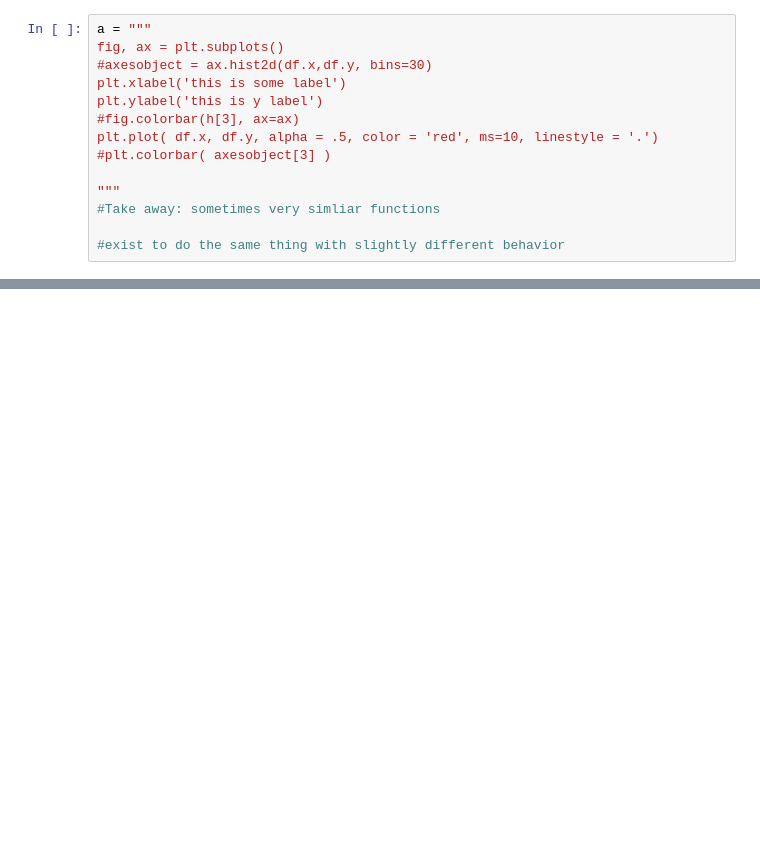
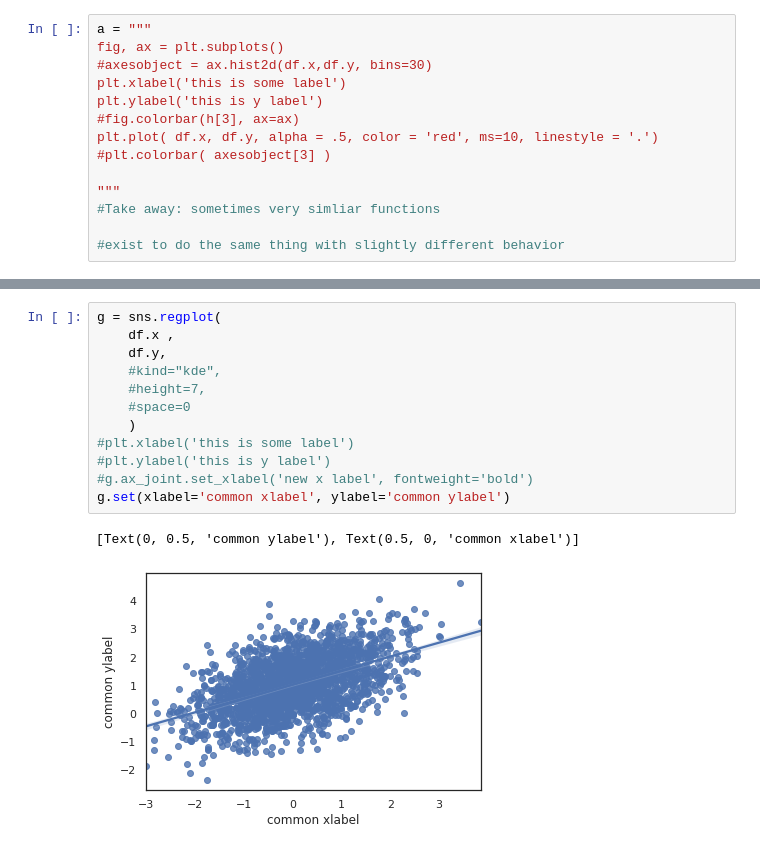
Before and after one commit to douglasquincyadams/STEM_Python_Course, a Jupyter notebook: 01_Week1/Plotting_Notebook_For_Colormaps.ipynb, the cells around one changed output, grey strips where cells are left out. Saved outputs shown, nothing was run; the diff lists cells and outputs as text; blank space fills up the shorter version.

```diff
--- a/01_Week1/Plotting_Notebook_For_Colormaps.ipynb
+++ b/01_Week1/Plotting_Notebook_For_Colormaps.ipynb
@@ -111,0 +126,15 @@ plt.colorbar( axesobject[3] )
+# %%
+g = sns.regplot(
+    df.x ,
+    df.y,
+    #kind="kde",
+    #height=7,
+    #space=0
+    )
+#plt.xlabel('this is some label')
+#plt.ylabel('this is y label')
+#g.ax_joint.set_xlabel('new x label', fontweight='bold')
+g.set(xlabel='common xlabel', ylabel='common ylabel')
+# %% [output]
+[Text(0, 0.5, 'common ylabel'), Text(0.5, 0, 'common xlabel')]
+[figure, added]
```
Also changed, not shown: parts of 10 cells of this notebook.
